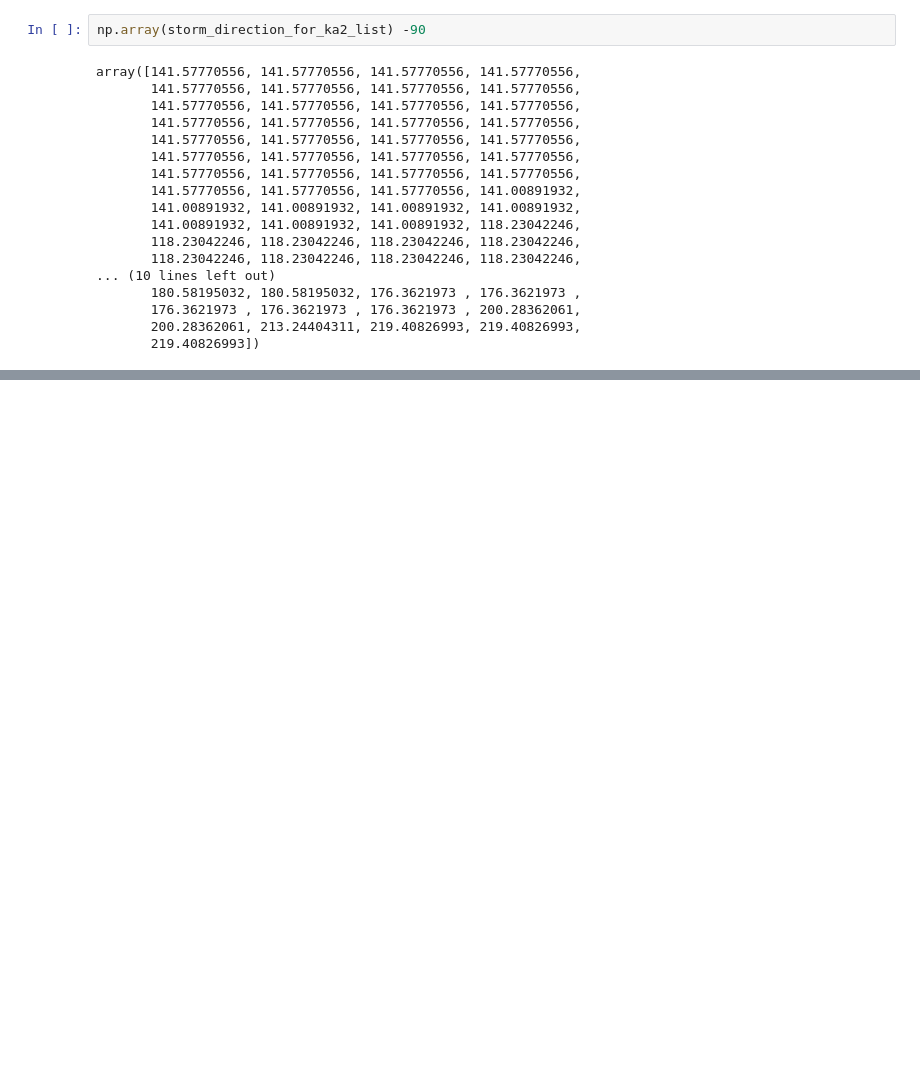
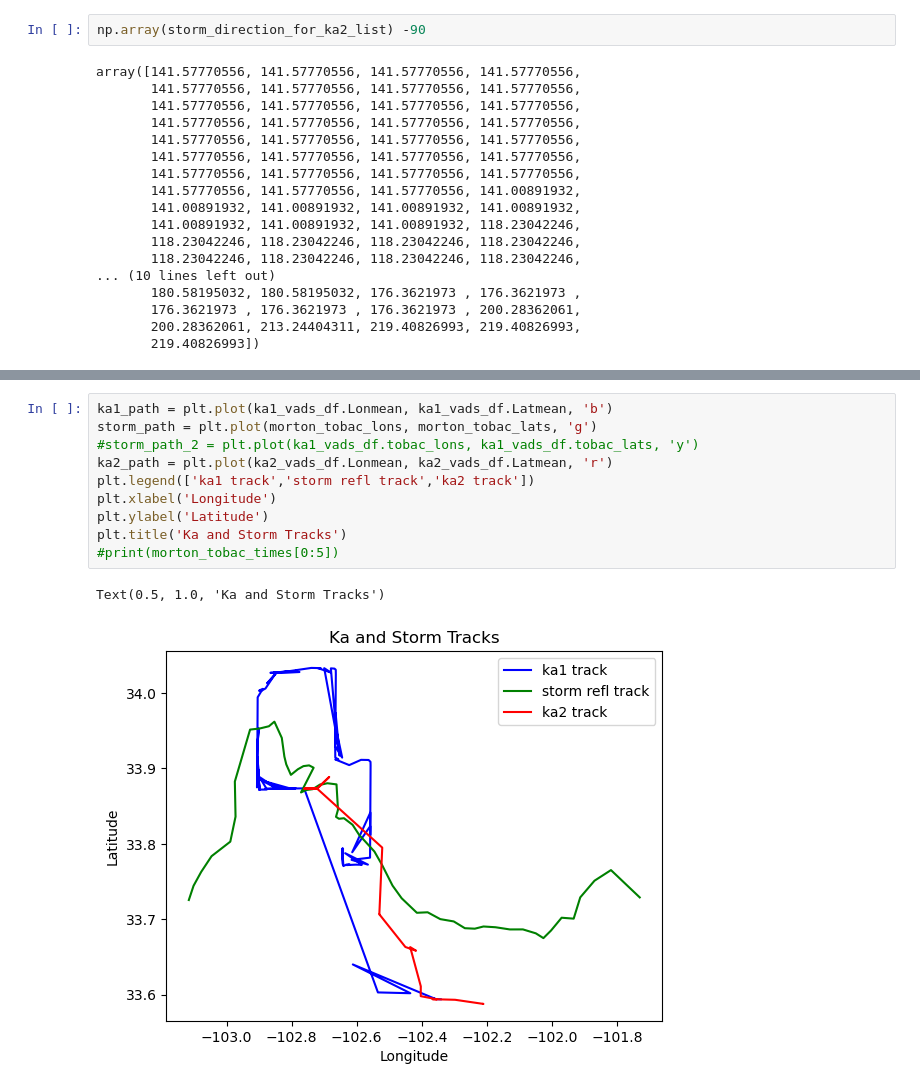
Before and after one commit to JuliaBuhrman/research2024, a Jupyter notebook: identify_vads.ipynb, the cells around one changed output, grey strips where cells are left out. Saved outputs shown, nothing was run; the diff lists cells and outputs as text; blank space fills up the shorter version.

```diff
--- a/identify_vads.ipynb
+++ b/identify_vads.ipynb
@@ -1038,0 +728,13 @@ np.size(r)
+# %%
+ka1_path = plt.plot(ka1_vads_df.Lonmean, ka1_vads_df.Latmean, 'b')
+storm_path = plt.plot(morton_tobac_lons, morton_tobac_lats, 'g')
+#storm_path_2 = plt.plot(ka1_vads_df.tobac_lons, ka1_vads_df.tobac_lats, 'y')
+ka2_path = plt.plot(ka2_vads_df.Lonmean, ka2_vads_df.Latmean, 'r')
+plt.legend(['ka1 track','storm refl track','ka2 track'])
+plt.xlabel('Longitude')
+plt.ylabel('Latitude')
+plt.title('Ka and Storm Tracks')
+#print(morton_tobac_times[0:5])
+# %% [output]
+Text(0.5, 1.0, 'Ka and Storm Tracks')
+[figure, added]
```
Also changed, not shown: parts of 49 cells of this notebook.
